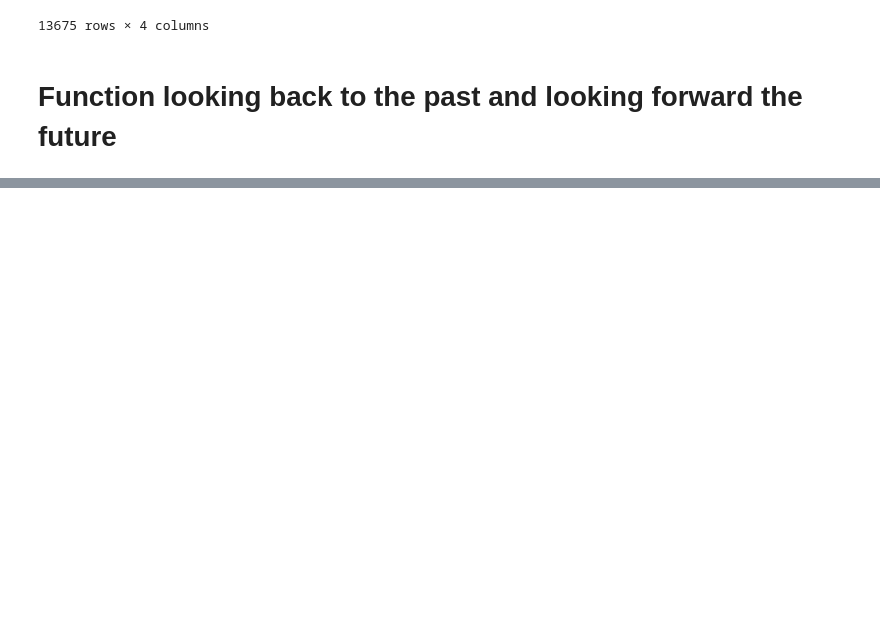
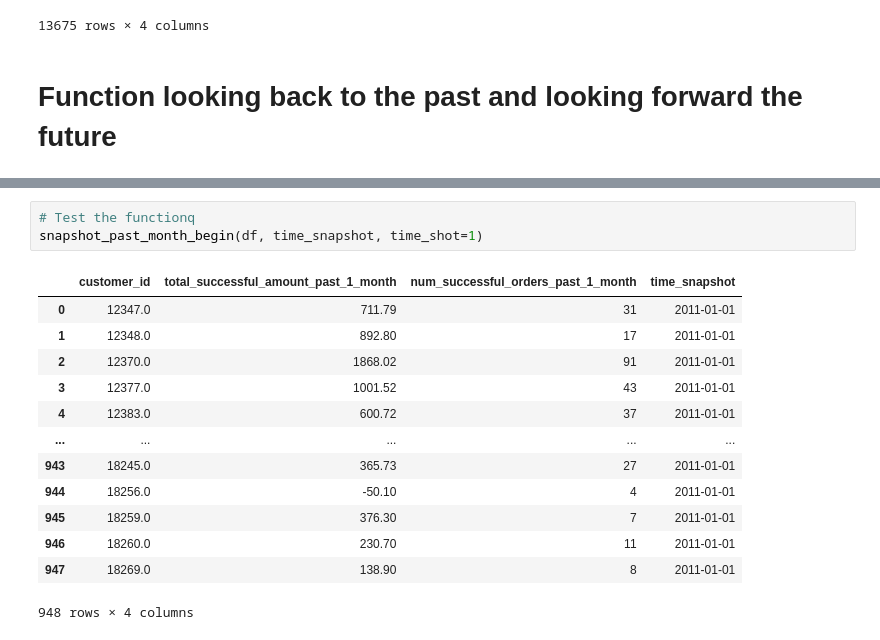
Before and after one commit to tranvohuy/statistical-learning-public, a Jupyter notebook: notebooks/08-pipeline-snapshot.ipynb, the cells around one changed output, grey strips where cells are left out. Saved outputs shown, nothing was run; the diff lists cells and outputs as text; blank space fills up the shorter version.

```diff
--- a/notebooks/08-pipeline-snapshot.ipynb
+++ b/notebooks/08-pipeline-snapshot.ipynb
@@ -135,0 +192,17 @@ snap_shot_all(df)
+# %%
+# Test the functionq
+snapshot_past_month_begin(df, time_snapshot, time_shot=1)
+# %% [output]
+|  | customer_id | total_successful_amount_past_1_month | num_successful_orders_past_1_month | time_snapshot |
+| 0 | 12347.0 | 711.79 | 31 | 2011-01-01 |
+| 1 | 12348.0 | 892.80 | 17 | 2011-01-01 |
+| 2 | 12370.0 | 1868.02 | 91 | 2011-01-01 |
+| 3 | 12377.0 | 1001.52 | 43 | 2011-01-01 |
+| 4 | 12383.0 | 600.72 | 37 | 2011-01-01 |
+| ... | ... | ... | ... | ... |
+| 943 | 18245.0 | 365.73 | 27 | 2011-01-01 |
+| 944 | 18256.0 | -50.10 | 4 | 2011-01-01 |
+| 945 | 18259.0 | 376.30 | 7 | 2011-01-01 |
+| 946 | 18260.0 | 230.70 | 11 | 2011-01-01 |
+| 947 | 18269.0 | 138.90 | 8 | 2011-01-01 |
+948 rows × 4 columns
```
Also changed, not shown: parts of 14 cells of this notebook.
